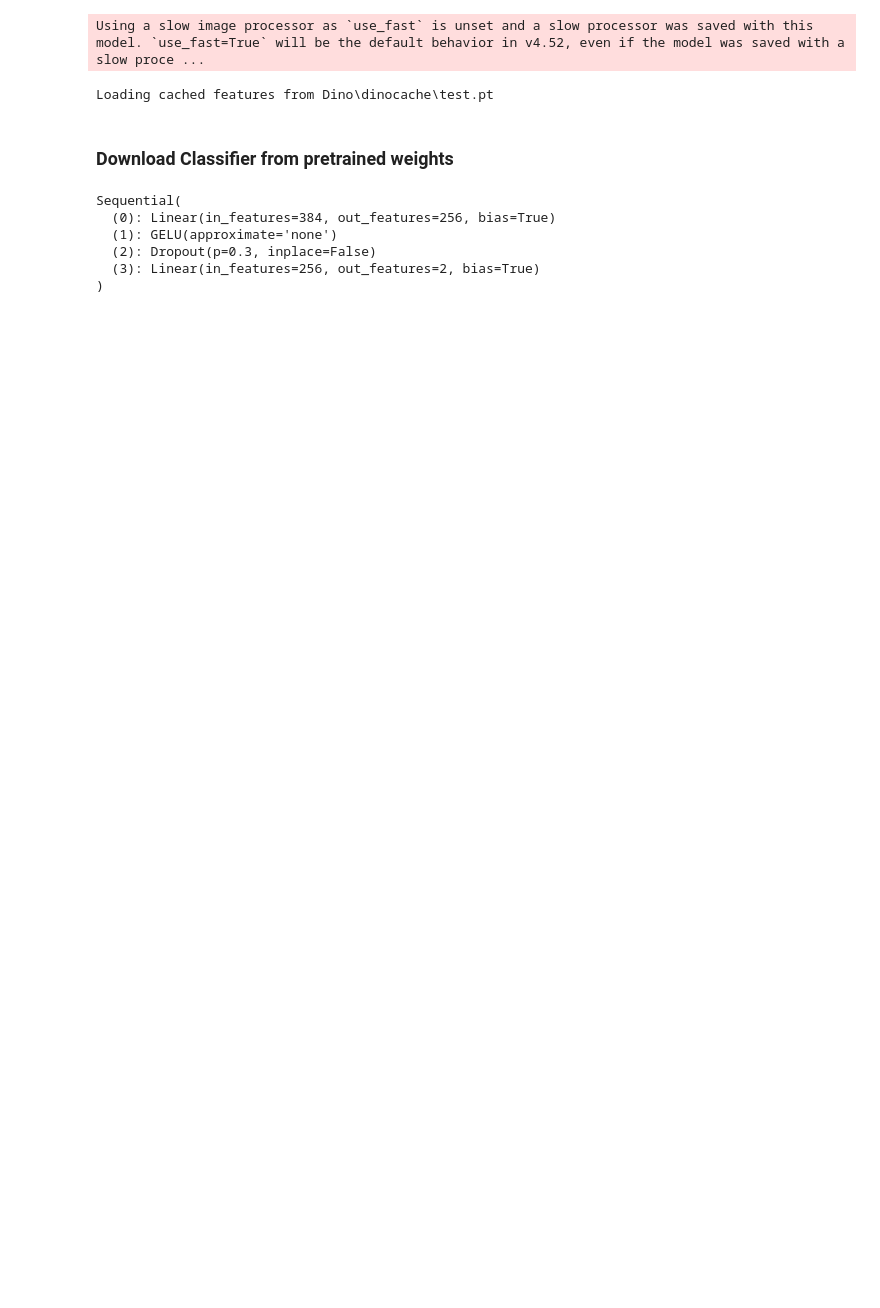
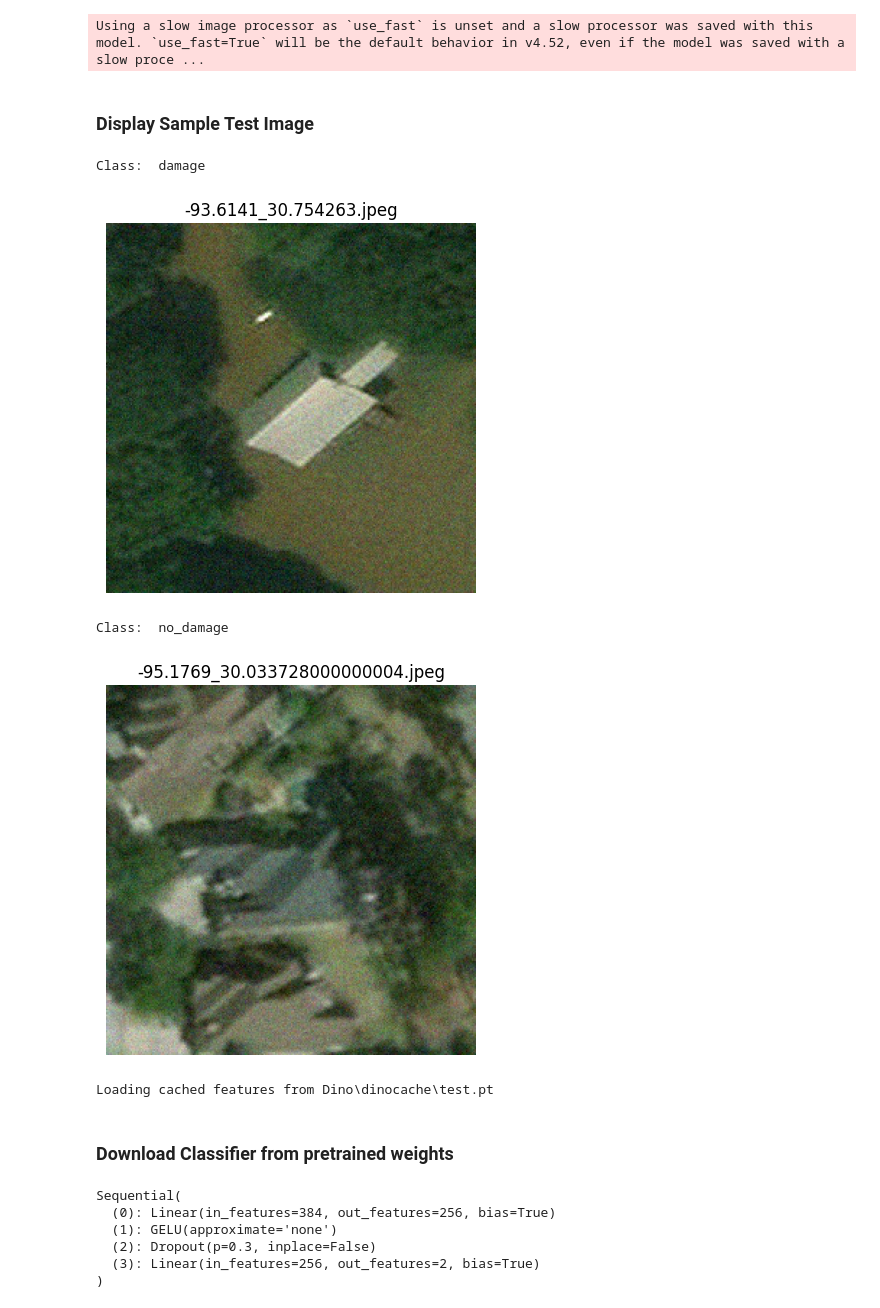
Before and after one commit to Pmk2021/EarthObservationProject, a Jupyter notebook: inference.ipynb, the cells around one changed output. Drawn from its saved outputs; the diff is of its cells as text; code cells hidden in the pictures; blank space fills up the shorter version.

```diff
--- a/inference.ipynb
+++ b/inference.ipynb
@@ -176,12 +8,0 @@ I now visualize the data transformation
-# %%
-dataset_index = 500
-
-img, label = dataset[dataset_index]
-
-fig, axs = plt.subplots(1,2, figsize=(12,6))
-axs[0].imshow(unnormalize(transforms_val(img)).permute(1,2,0))
-axs[0].set_title("validation transform (no augmentation)")
-
-axs[1].imshow(unnormalize(transforms_train(img)).permute(1,2,0))
-axs[1].set_title("training transform")
-[ax.axis("off") for ax in axs]
@@ -313,13 +39,59 @@ from Dino.dataset import Preprocessing_Transforms
 from Dino.models import extract_dino_features, classifier
 # %% [output]
 Using a slow image processor as `use_fast` is unset and a slow processor was saved with this model. `use_fast=True` will be the default behavior in v4.52, even if the model was saved with a slow proce ...
+# %% [markdown]
+### Display Sample Test Image
+# %%
+## Test Sample Image
+import os
+from PIL import Image
+import matplotlib.pyplot as plt
+
+sample_test_dataset = "sample_test_set"
+
+image_paths = []
+classification = []
+for root, dirs, files in os.walk(sample_test_dataset):
+    for file in files:
+        if file.lower().endswith((".png", ".jpg", ".jpeg", ".bmp", ".tif")):
+            image_paths.append(os.path.join(root, file))
+            classification.append(root)
+
+# Display images one by one
+
+for i in range(len(image_paths)):
+    img_path = image_paths[i]
+    class_ = classification[i]
+    print("Class: ", class_[16:])
+    img = Image.open(img_path).convert("RGB")  # Ensure RGB
+    plt.imshow(img)
+    plt.title(os.path.basename(img_path))
+    plt.axis('off')
+    plt.show()
+
+
+sample_test_img_ds = datasets.ImageFolder(
+    sample_test_dataset, transform=Preprocessing_Transforms
+)
+
+X_test, y_test = extract_dino_features(
+    sample_test_dataset, Path("Dino/dinocache/test.pt")
+)
+
+test_ds = TensorDataset(X_test, y_test)
+test_loader = DataLoader(test_ds, batch_size=1)
+# %% [output]
+Class:  damage
+[figure, added]
+Class:  no_damage
+[figure, added]
+Loading cached features from Dino\dinocache\test.pt
 # %%
 BATCH_SIZE = 8
 DEVICE = "cuda" if torch.cuda.is_available() else "cpu"
 
 
-test_dataset = "C:/Users/prana/OneDrive/Desktop/ipeo_proj/EarthObservationProject/ipeo_hurricane_for_students/test"
-val_dataset = "C:/Users/prana/OneDrive/Desktop/ipeo_proj/EarthObservationProject/ipeo_hurricane_for_students/validation"
+test_dataset = "sample_test_set"
 
 ### Load Test Dataset
 test_img_ds = datasets.ImageFolder(
@@ -327,27 +99,11 @@ test_img_ds = datasets.ImageFolder(
 )
 
 X_test, y_test = extract_dino_features(
-    test_img_ds, Path("Dino/dinocache/test.pt")
-)
-
-### Load Validation Dataset
-
-val_img_ds = datasets.ImageFolder(
-    val_dataset, transform=Preprocessing_Transforms
-)
-
-X_val, y_val = extract_dino_features(
-    val_img_ds, Path("Dino/dinocache/val.pt")
+    test_img_ds, Path("Dino/dinocache/test_sample.pt")
 )
 
 test_ds = TensorDataset(X_test, y_test)
 test_loader = DataLoader(test_ds, batch_size=BATCH_SIZE)
-
-
-val_ds = TensorDataset(X_val, y_val)
-val_loader = DataLoader(val_ds, batch_size=BATCH_SIZE)
-# %% [output]
-Loading cached features from Dino\dinocache\test.pt
 # %% [markdown]
 ### Download Classifier from pretrained weights
 # %%
```
Also changed, not shown: parts of 32 cells of this notebook.
